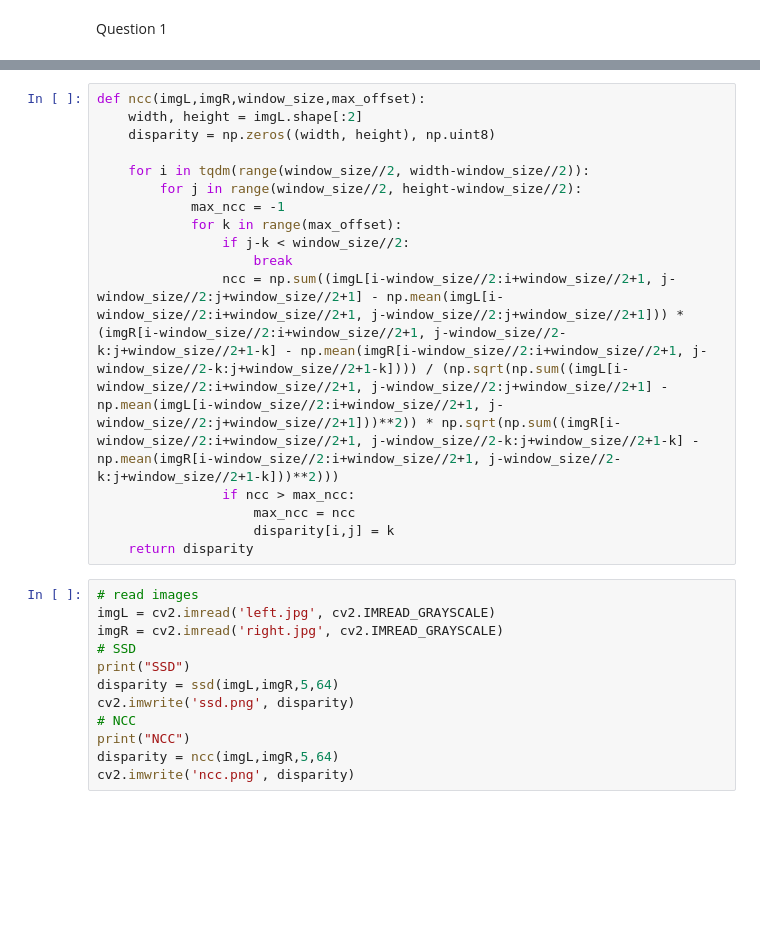
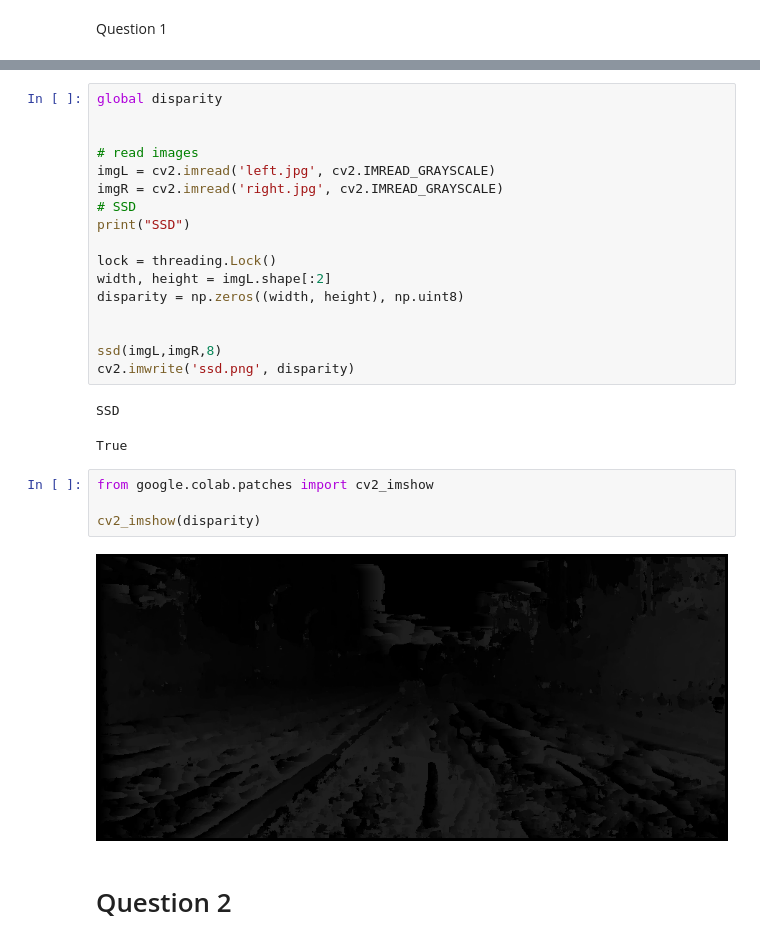
Before and after one commit to R-HUA/COMP90086-Computer-Vision, a Jupyter notebook: COMP90086.ipynb, the cells around one changed output, grey strips where cells are left out. Drawn from its saved outputs; the diff is of its cells as text; blank space fills up the shorter version.

```diff
--- a/COMP90086.ipynb
+++ b/COMP90086.ipynb
@@ -29,28 +49,28 @@ def ssd(imgL,imgR,window_size,max_offset):
-# %%
-def ncc(imgL,imgR,window_size,max_offset):
-    width, height = imgL.shape[:2]
-    disparity = np.zeros((width, height), np.uint8)
-
-    for i in tqdm(range(window_size//2, width-window_size//2)):
-        for j in range(window_size//2, height-window_size//2):
-            max_ncc = -1
-            for k in range(max_offset):
-                if j-k < window_size//2:
-                    break
-                ncc = np.sum((imgL[i-window_size//2:i+window_size//2+1, j-window_size//2:j+window_size//2+1] - np.mean(imgL[i-window_size//2:i+window_size//2+1, j-window_size//2:j+window_size//2+1])) * (imgR[i-window_size//2:i+window_size//2+1, j-window_size//2-k:j+window_size//2+1-k] - np.mean(imgR[i-window_size//2:i+window_size//2+1, j-window_size//2-k:j+window_size//2+1-k]))) / (np.sqrt(np.sum((imgL[i-window_size//2:i+window_size//2+1, j-window_size//2:j+window_size//2+1] - np.mean(imgL[i-window_size//2:i+window_size//2+1, j-window_size//2:j+window_size//2+1]))**2)) * np.sqrt(np.sum((imgR[i-window_size//2:i+window_size//2+1, j-window_size//2-k:j+window_size//2+1-k] - np.mean(imgR[i-window_size//2:i+window_size//2+1, j-window_size//2-k:j+window_size//2+1-k]))**2)))
-                if ncc > max_ncc:
-                    max_ncc = ncc
-                    disparity[i,j] = k
-    return disparity
 # %%
+global disparity
+
+
 # read images
 imgL = cv2.imread('left.jpg', cv2.IMREAD_GRAYSCALE)
 imgR = cv2.imread('right.jpg', cv2.IMREAD_GRAYSCALE)
 # SSD
 print("SSD")
-disparity = ssd(imgL,imgR,5,64)
+
+lock = threading.Lock()
+width, height = imgL.shape[:2]
+disparity = np.zeros((width, height), np.uint8)
+
+
+ssd(imgL,imgR,8)
 cv2.imwrite('ssd.png', disparity)
-# NCC
-print("NCC")
-disparity = ncc(imgL,imgR,5,64)
-cv2.imwrite('ncc.png', disparity)
+# %% [output]
+SSD
+True
+# %%
+from google.colab.patches import cv2_imshow
+
+cv2_imshow(disparity)
+# %% [output]
+[figure, added]
+# %% [markdown]
+# Question 2
```
Also changed, not shown: parts of 3 cells of this notebook.
